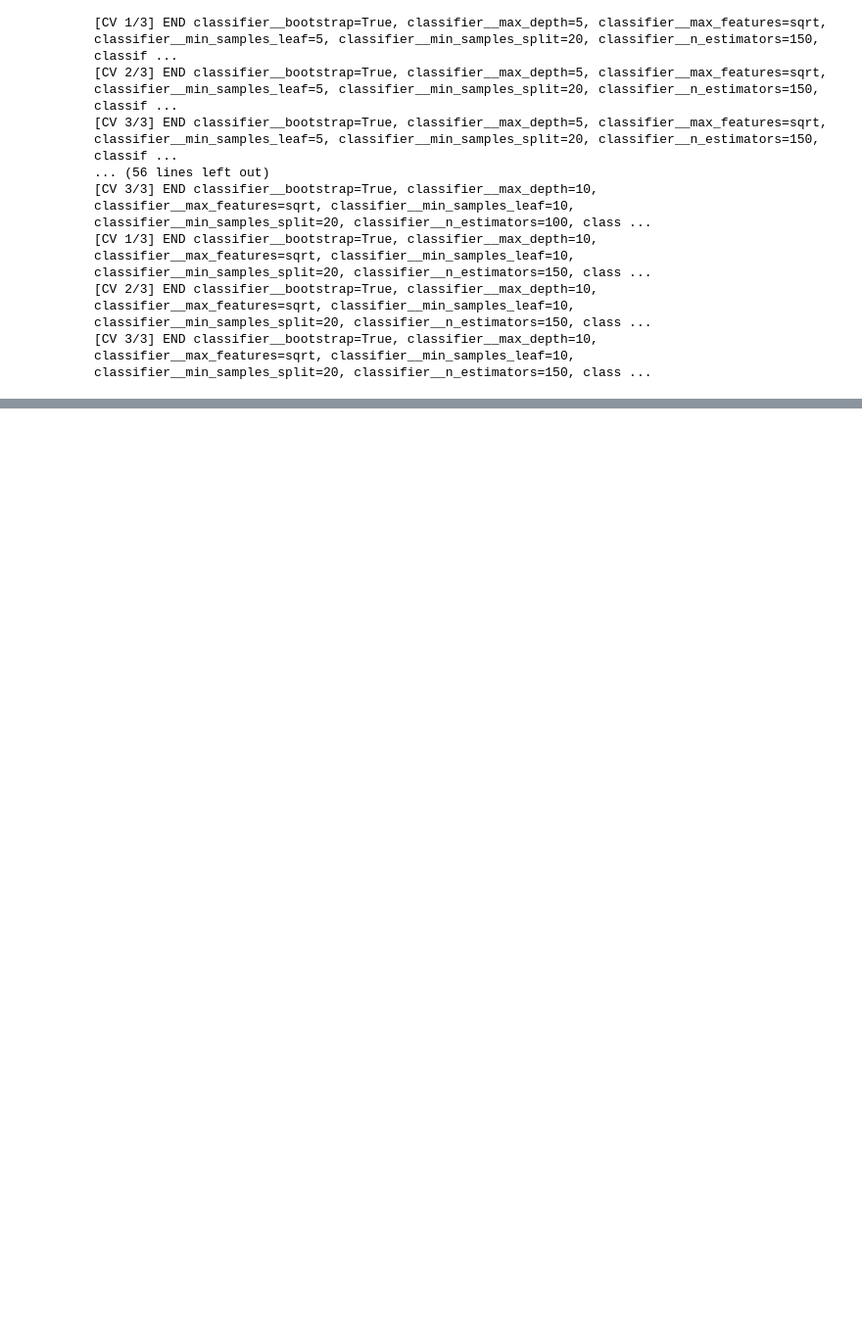
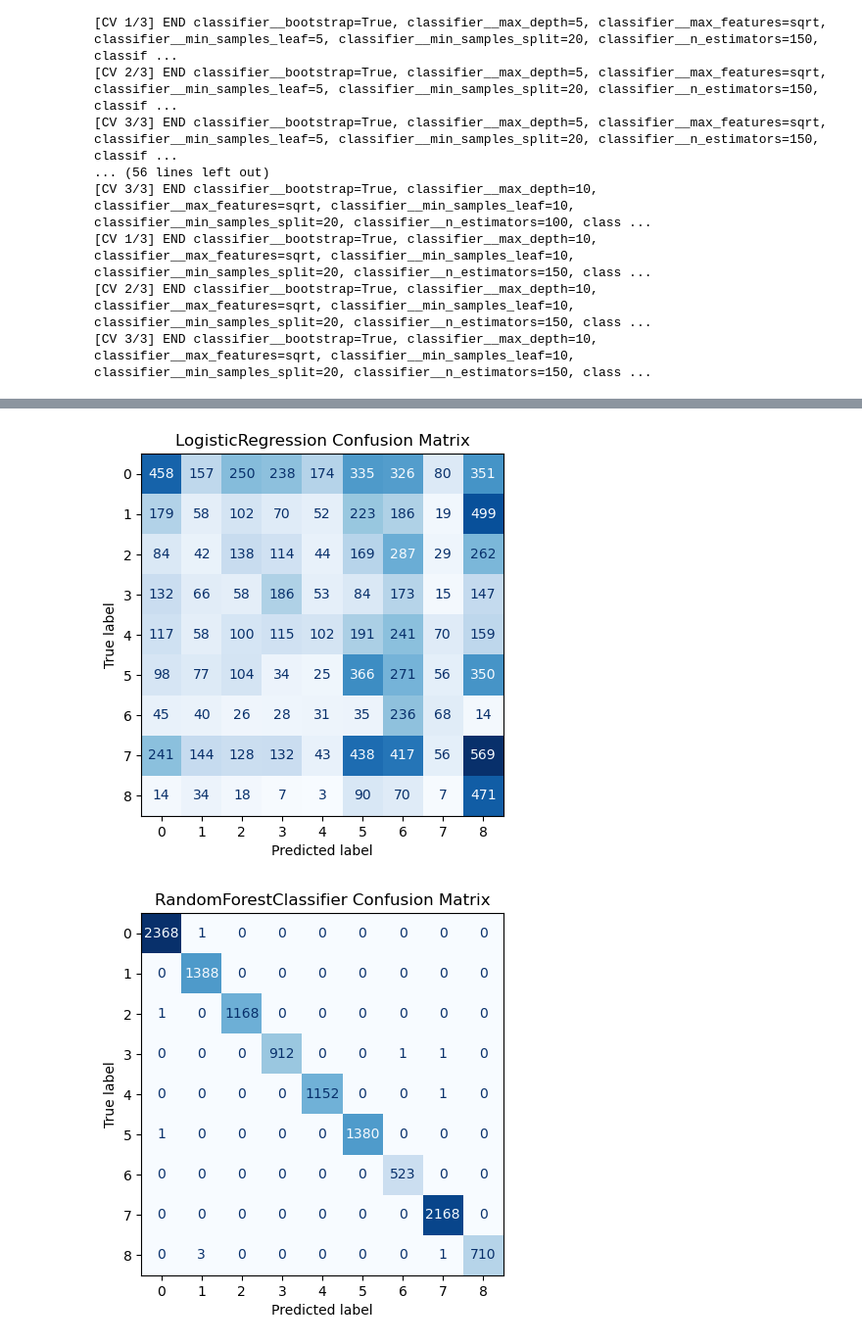
Before and after one commit to cheriechia/iti113_adls, a Jupyter notebook: training_dryad.ipynb, the cells around one changed output, grey strips where cells are left out. Shown at 98% size. Cells and saved outputs as stored; diff of their text form; code cells hidden in the pictures; blank space fills up the shorter version.

```diff
--- a/training_dryad.ipynb
+++ b/training_dryad.ipynb
@@ -1526,0 +1686,19 @@ for name, model in randomsearchcv_model_results.items():
+# %%
+from sklearn.metrics import f1_score, accuracy_score, precision_score, recall_score, roc_auc_score
+def evaluate_classification(y_target, y_prediction, y_prediction_proba) -> list:
+    scores = {}
+    scores['accuracy']  = accuracy_score(y_target, y_prediction)
+    scores['precision'] = precision_score(y_target, y_prediction, average='macro')
+    scores['recall']    = recall_score(y_target, y_prediction, average='macro')
+    scores['f1']        = f1_score(y_target, y_prediction, average='macro')
+
+    scores['roc_auc'] = None
+    if y_prediction_proba is not None:
+        try:
+            scores['roc_auc'] = roc_auc_score(
+                y_target, y_prediction_proba, multi_class='ovr', average='macro'
+            )
+        except ValueError:
+            pass
+
+    return scores
@@ -1526,0 +1774,22 @@ for name, model in randomsearchcv_model_results.items():
+# %%
+from sklearn.metrics import confusion_matrix, ConfusionMatrixDisplay
+import matplotlib.pyplot as plt
+
+# Iterate through models
+for name, model in default_models.items():
+    y_val = base_model_results[name]['y_outputs']['y_val']
+    y_val_pred = base_model_results[name]['y_outputs']['y_val_pred']
+
+    # Calculate the confusion matrix
+    cm = confusion_matrix(y_val, y_val_pred)
+
+    # Display the confusion matrix
+    disp = ConfusionMatrixDisplay(confusion_matrix=cm)
+    fig, ax = plt.subplots()
+    disp.plot(cmap=plt.cm.Blues, ax=ax, colorbar=False)
+    plt.title(name+" Confusion Matrix")
+    plt.grid(False)
+    plt.show()
+# %% [output]
+[figure, added]
+[figure, added]
```
Also changed, not shown: parts of 31 cells of this notebook.
